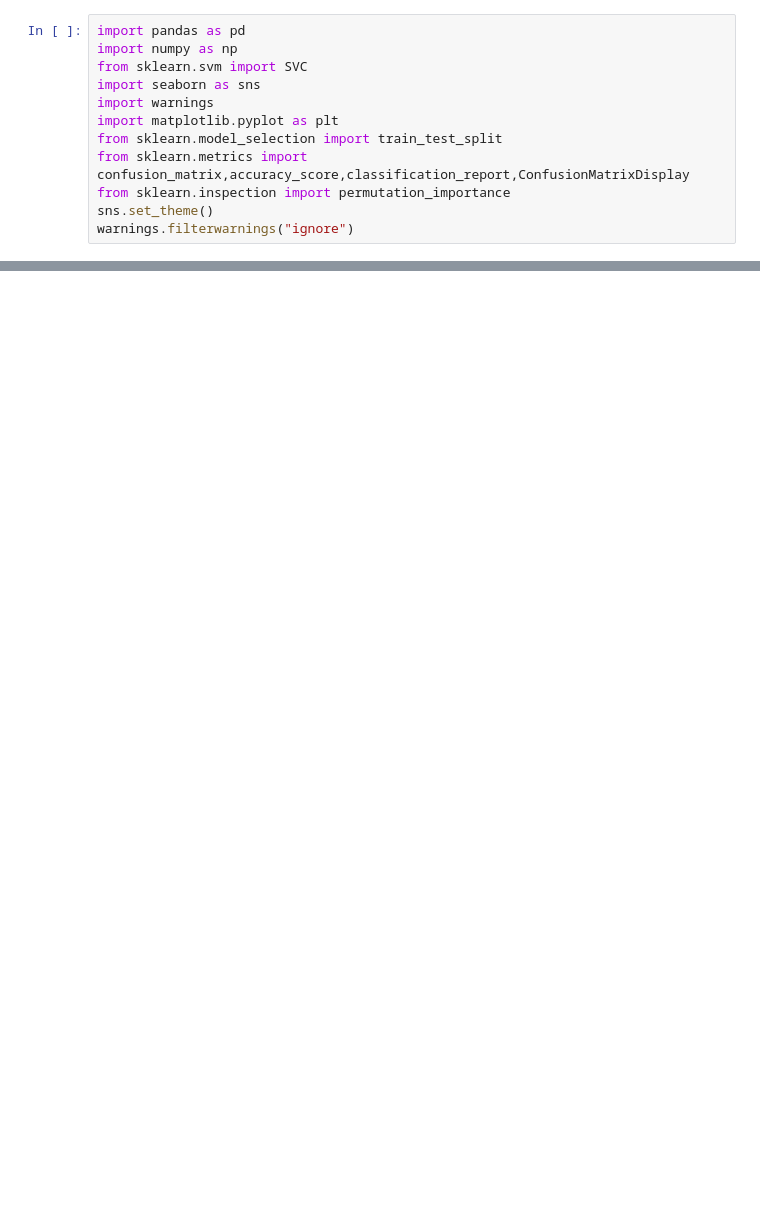
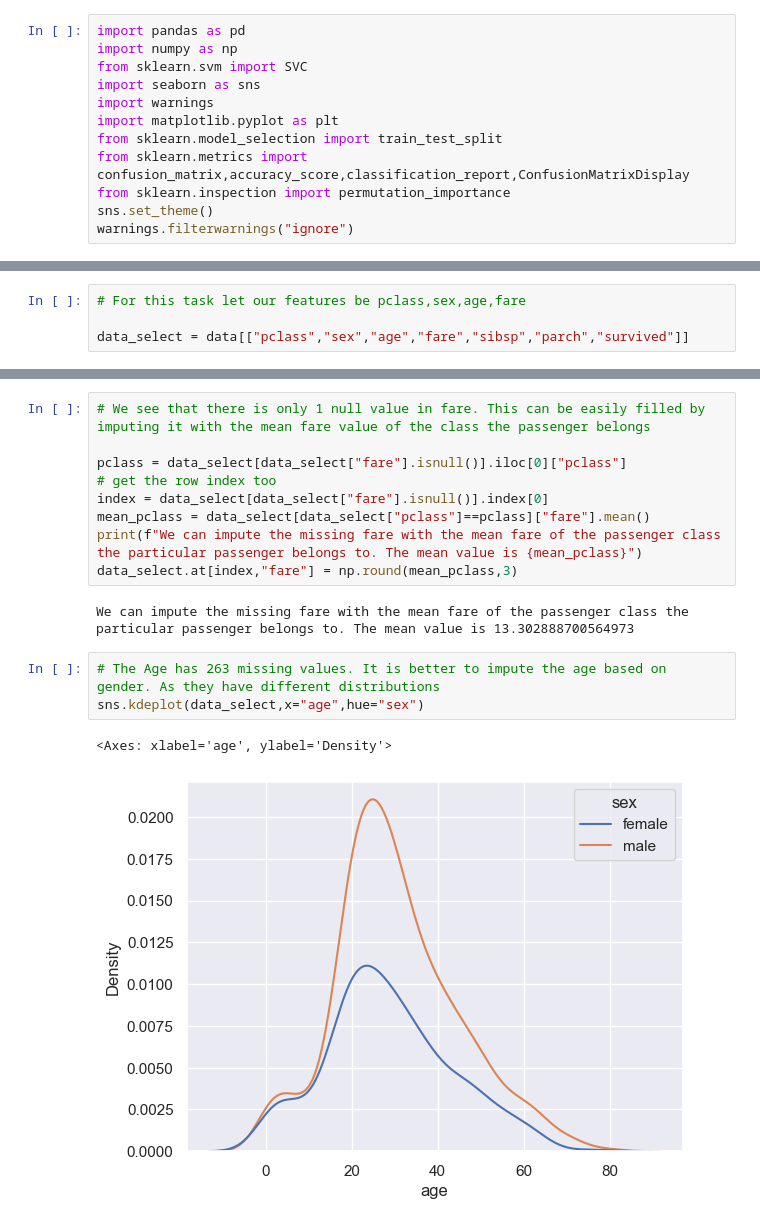
Before and after one commit to ol287/Learning-from-data, a Jupyter notebook: Week-7-Titanic.ipynb, the cells around one changed output, grey strips where cells are left out. Cells and saved outputs as stored; diff of their text form; blank space fills up the shorter version.

```diff
--- a/Week-7-Titanic.ipynb
+++ b/Week-7-Titanic.ipynb
@@ -64,0 +55,4 @@ def f_importances_RBF(classifier,names,X_test,y_test):
+# %%
+# For this task let our features be pclass,sex,age,fare
+
+data_select = data[["pclass","sex","age","fare","sibsp","parch","survived"]]
@@ -64,0 +72,17 @@ def f_importances_RBF(classifier,names,X_test,y_test):
+# %%
+# We see that there is only 1 null value in fare. This can be easily filled by imputing it with the mean fare value of the class the passenger belongs
+
+pclass = data_select[data_select["fare"].isnull()].iloc[0]["pclass"]
+# get the row index too
+index = data_select[data_select["fare"].isnull()].index[0]
+mean_pclass = data_select[data_select["pclass"]==pclass]["fare"].mean()
+print(f"We can impute the missing fare with the mean fare of the passenger class the particular passenger belongs to. The mean value is {mean_pclass}")
+data_select.at[index,"fare"] = np.round(mean_pclass,3)
+# %% [output]
+We can impute the missing fare with the mean fare of the passenger class the particular passenger belongs to. The mean value is 13.302888700564973
+# %%
+# The Age has 263 missing values. It is better to impute the age based on gender. As they have different distributions
+sns.kdeplot(data_select,x="age",hue="sex")
+# %% [output]
+<Axes: xlabel='age', ylabel='Density'>
+[figure, added]
```
Also changed, not shown: parts of 42 cells of this notebook.
